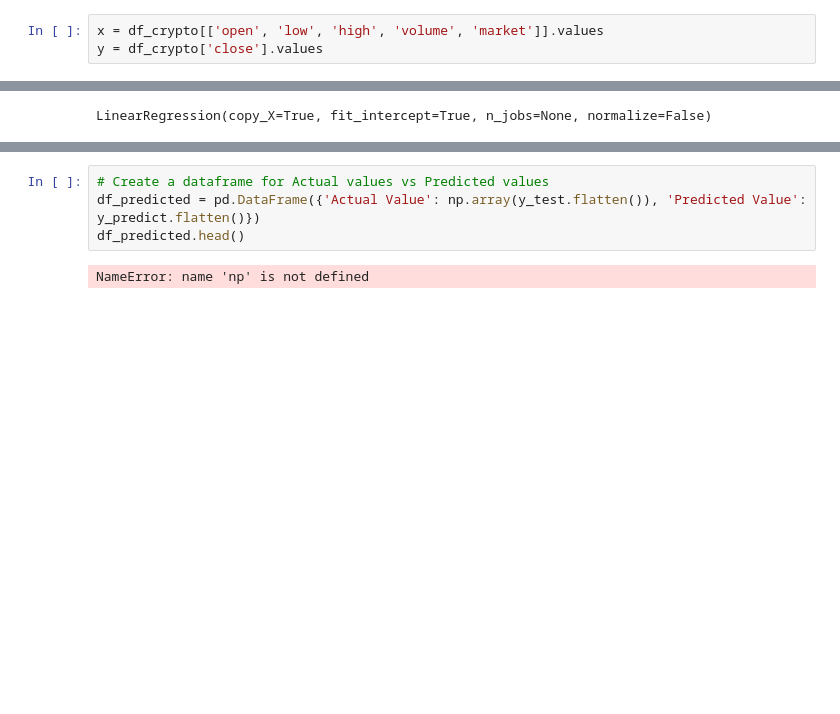
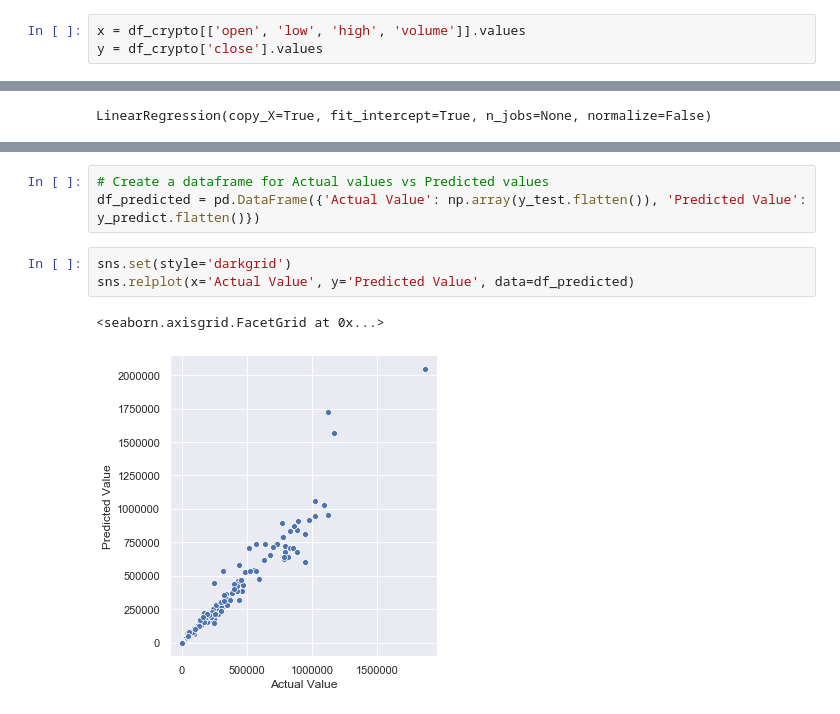
Before and after one commit to marks5dawkins/crypto_currency_prediction, a Jupyter notebook: crypto_prediction.ipynb, the cells around one changed output, grey strips where cells are left out. Saved outputs shown, nothing was run; the diff lists cells and outputs as text; blank space fills up the shorter version.

```diff
--- a/crypto_prediction.ipynb
+++ b/crypto_prediction.ipynb
@@ -39,5 +40,5 @@ sns.relplot(x='low', y='high', data=df_crypto)
 # %%
-x = df_crypto[['open', 'low', 'high', 'volume', 'market']].values
+x = df_crypto[['open', 'low', 'high', 'volume']].values
 y = df_crypto['close'].values
 # %%
 X_train, X_test, y_train, y_test = train_test_split(x, y, test_size=0.2, random_state=0)
@@ -80,6 +80,9 @@ acc
 # %%
 # Create a dataframe for Actual values vs Predicted values
 df_predicted = pd.DataFrame({'Actual Value': np.array(y_test.flatten()), 'Predicted Value': y_predict.flatten()})
-df_predicted.head()
-# %% [output]
-NameError: name 'np' is not defined
+# %%
+sns.set(style='darkgrid')
+sns.relplot(x='Actual Value', y='Predicted Value', data=df_predicted)
+# %% [output]
+<seaborn.axisgrid.FacetGrid at 0x...>
+[figure, added]
```
Also changed, not shown: parts of 6 cells of this notebook.
